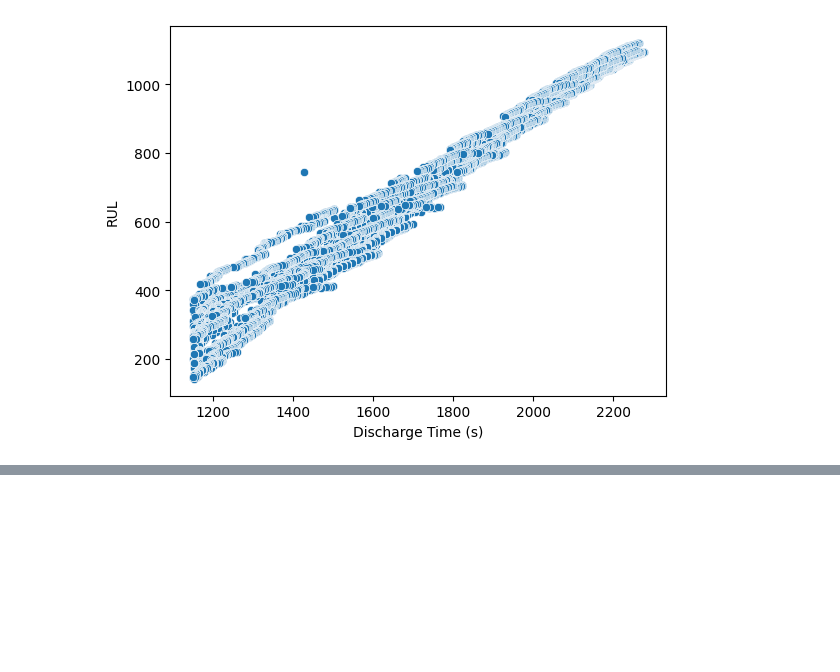
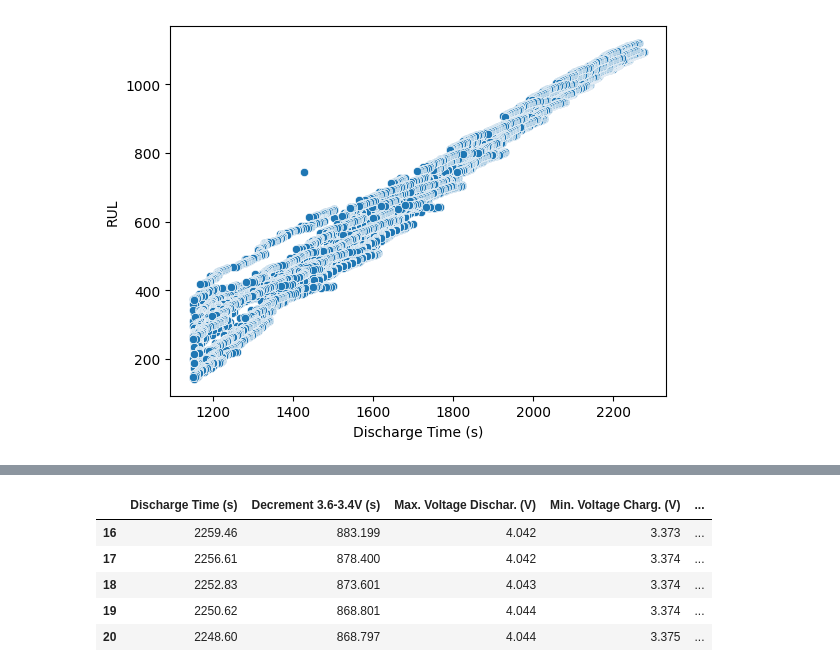
Before and after one commit to corioIA/Projet_IA, a Jupyter notebook: IA_bat.ipynb, the cells around one changed output, grey strips where cells are left out. Cells and saved outputs as stored; diff of their text form; code cells hidden in the pictures; blank space fills up the shorter version.

```diff
--- a/IA_bat.ipynb
+++ b/IA_bat.ipynb
@@ -221,5 +235,15 @@ sns.scatterplot(data=df,x='Discharge Time (s)',y='RUL')
 # %%
 #Feature engineering
 #Ratio discharge/time at 4.15 V
 #Ratio discharge/time at constant courant
-#Feature avec le voltage
+df['Ratio_Discharge_4.15V']=df['Discharge Time (s)']/df['Time at 4.15V (s)']
+df['Ratio_Discharge_Constant_Current']=df['Discharge Time (s)']/df['Time constant current (s)']
+df.drop('Cycle_Index',axis=1,inplace=True)
+df.head()
+# %% [output]
+|  | Discharge Time (s) | Decrement 3.6-3.4V (s) | Max. Voltage Dischar. (V) | Min. Voltage Charg. (V) | ... |
+| 16 | 2259.46 | 883.199 | 4.042 | 3.373 | ... |
+| 17 | 2256.61 | 878.400 | 4.042 | 3.374 | ... |
+| 18 | 2252.83 | 873.601 | 4.043 | 3.374 | ... |
+| 19 | 2250.62 | 868.801 | 4.044 | 3.374 | ... |
+| 20 | 2248.60 | 868.797 | 4.044 | 3.375 | ... |
```
Also changed, not shown: parts of 17 cells of this notebook.
